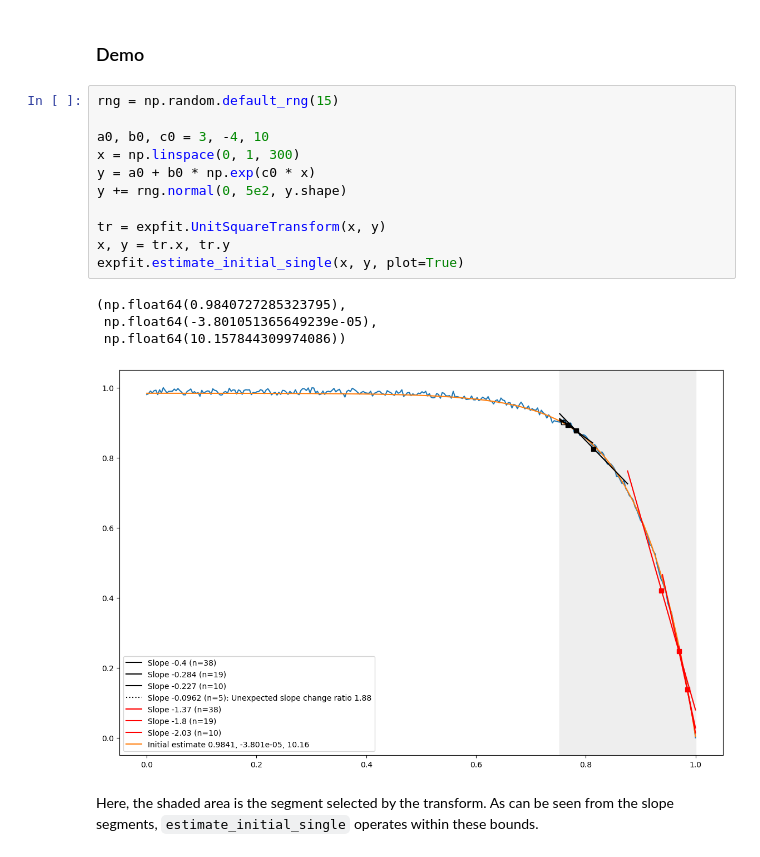
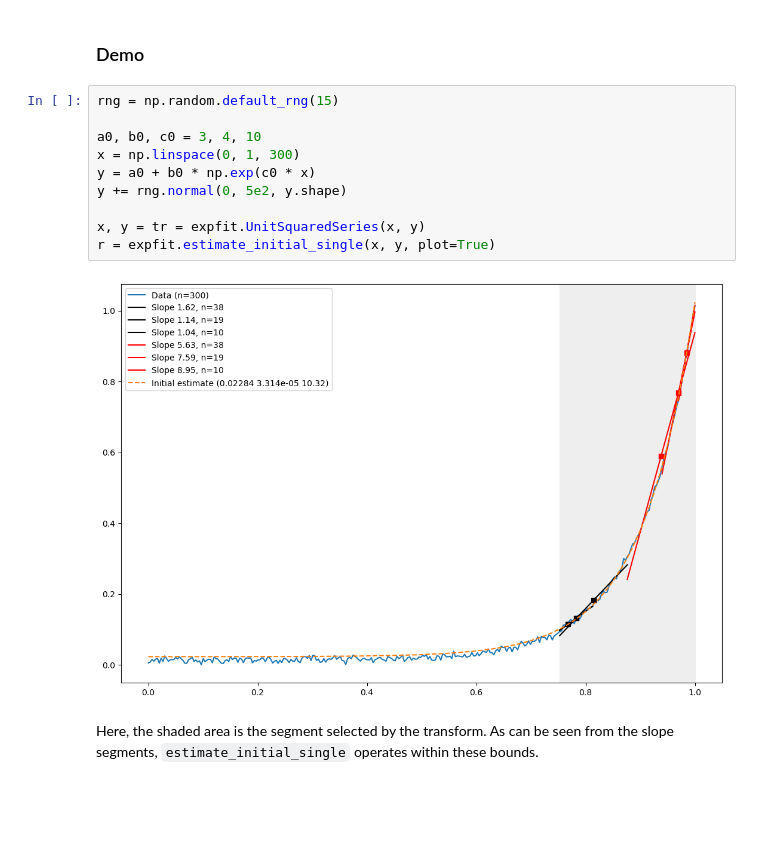
Before and after one commit to myokit/expfit, a Jupyter notebook: docs/expfit-1-single-estimate.ipynb, the cells around one changed output. Cells and saved outputs as stored; diff of their text form; blank space fills up the shorter version.

```diff
--- a/docs/expfit-1-single-estimate.ipynb
+++ b/docs/expfit-1-single-estimate.ipynb
@@ -428,19 +400,15 @@ else:
 # %%
 rng = np.random.default_rng(15)
 
-a0, b0, c0 = 3, -4, 10
+a0, b0, c0 = 3, 4, 10
 x = np.linspace(0, 1, 300)
 y = a0 + b0 * np.exp(c0 * x)
 y += rng.normal(0, 5e2, y.shape)
 
-tr = expfit.UnitSquareTransform(x, y)
-x, y = tr.x, tr.y
-expfit.estimate_initial_single(x, y, plot=True)
+x, y = tr = expfit.UnitSquaredSeries(x, y)
+r = expfit.estimate_initial_single(x, y, plot=True)
 # %% [output]
-(np.float64(0.9840727285323795),
- np.float64(-3.801051365649239e-05),
- np.float64(10.157844309974086))
-[figure, old version]
+[figure, new version]
 # %% [markdown]
 Here, the shaded area is the segment selected by the transform.
 As can be seen from the slope segments, `estimate_initial_single` operates within these bounds.
```
Also changed, not shown: parts of 22 cells of this notebook, 10 other files.
